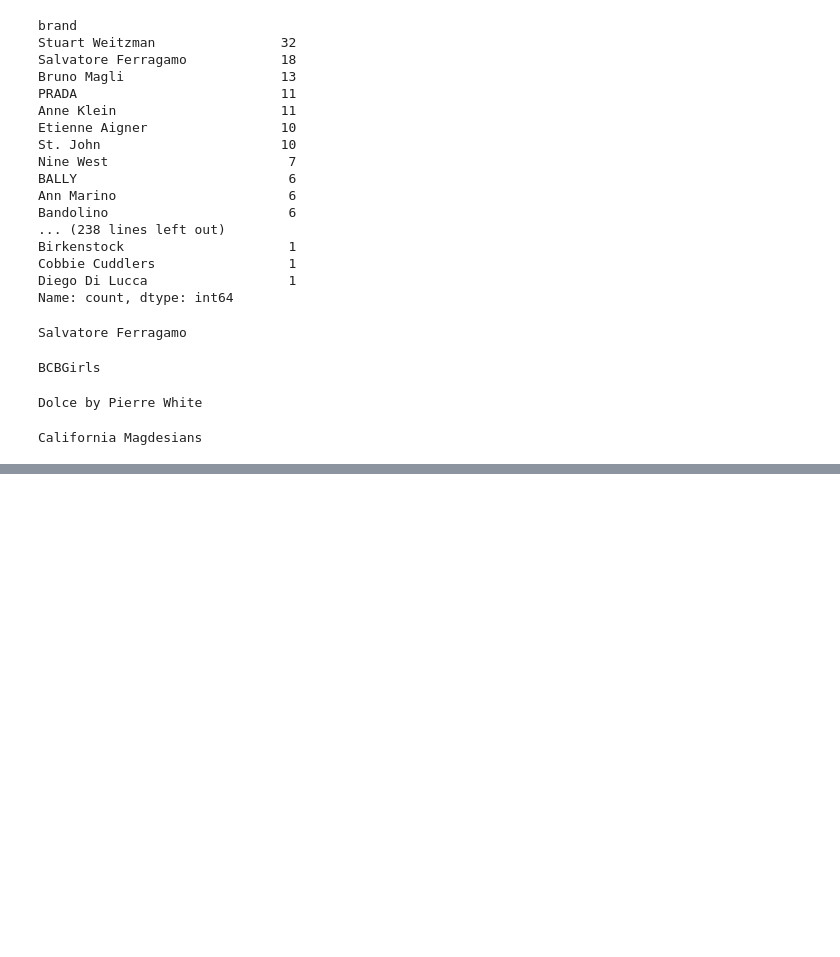
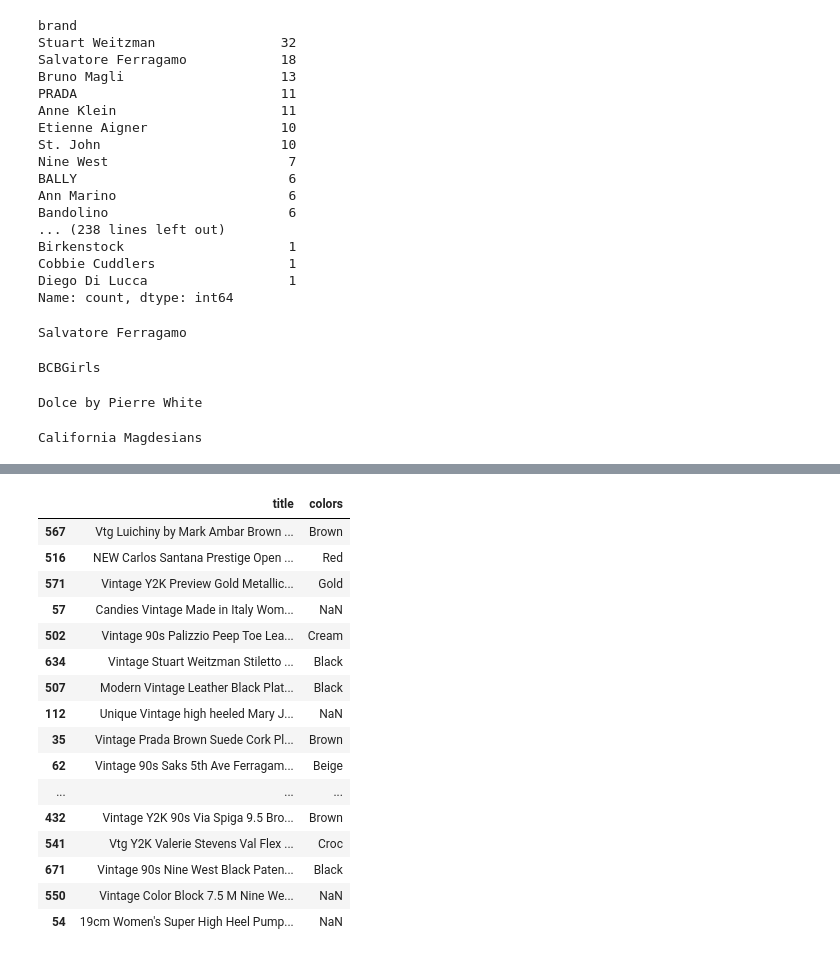
Before and after one commit to maelinfan/vintage-heel-price-predictor, a Jupyter notebook: notebook/01_eda.ipynb, the cells around one changed output, grey strips where cells are left out. Saved outputs shown, nothing was run; the diff lists cells and outputs as text; code cells hidden in the pictures; blank space fills up the shorter version.

Commit message:
Added color extraction function.

```diff
--- a/notebook/01_eda.ipynb
+++ b/notebook/01_eda.ipynb
@@ -1007,0 +1074,34 @@ California Magdesians
+# %%
+def extract_colors(title: str) -> str | None:
+    found_colors = []
+    for color in colors:
+        if color.lower() in title.lower():
+            found_colors.append(color)
+        if len(found_colors) == 1:
+            return found_colors[0]
+        elif len(found_colors) > 1:
+            return "Multicolor"
+    else:
+        return None
+
+df["colors"] = df["title"].apply(extract_colors)
+# %%
+df[["title", "colors"]].sample(20)
+# %% [output]
+|  | title | colors |
+| 567 | Vtg Luichiny by Mark Ambar Brown ... | Brown |
+| 516 | NEW Carlos Santana Prestige Open ... | Red |
+| 571 | Vintage Y2K Preview Gold Metallic... | Gold |
+| 57 | Candies Vintage Made in Italy Wom... | NaN |
+| 502 | Vintage 90s Palizzio Peep Toe Lea... | Cream |
+| 634 | Vintage Stuart Weitzman Stiletto ... | Black |
+| 507 | Modern Vintage Leather Black Plat... | Black |
+| 112 | Unique Vintage high heeled Mary J... | NaN |
+| 35 | Vintage Prada Brown Suede Cork Pl... | Brown |
+| 62 | Vintage 90s Saks 5th Ave Ferragam... | Beige |
+| ... | ... | ... |
+| 432 | Vintage Y2K 90s Via Spiga 9.5 Bro... | Brown |
+| 541 | Vtg Y2K Valerie Stevens Val Flex ... | Croc |
+| 671 | Vintage 90s Nine West Black Paten... | Black |
+| 550 | Vintage Color Block 7.5 M Nine We... | NaN |
+| 54 | 19cm Women's Super High Heel Pump... | NaN |
```
Also changed, not shown: parts of 4 cells of this notebook.
